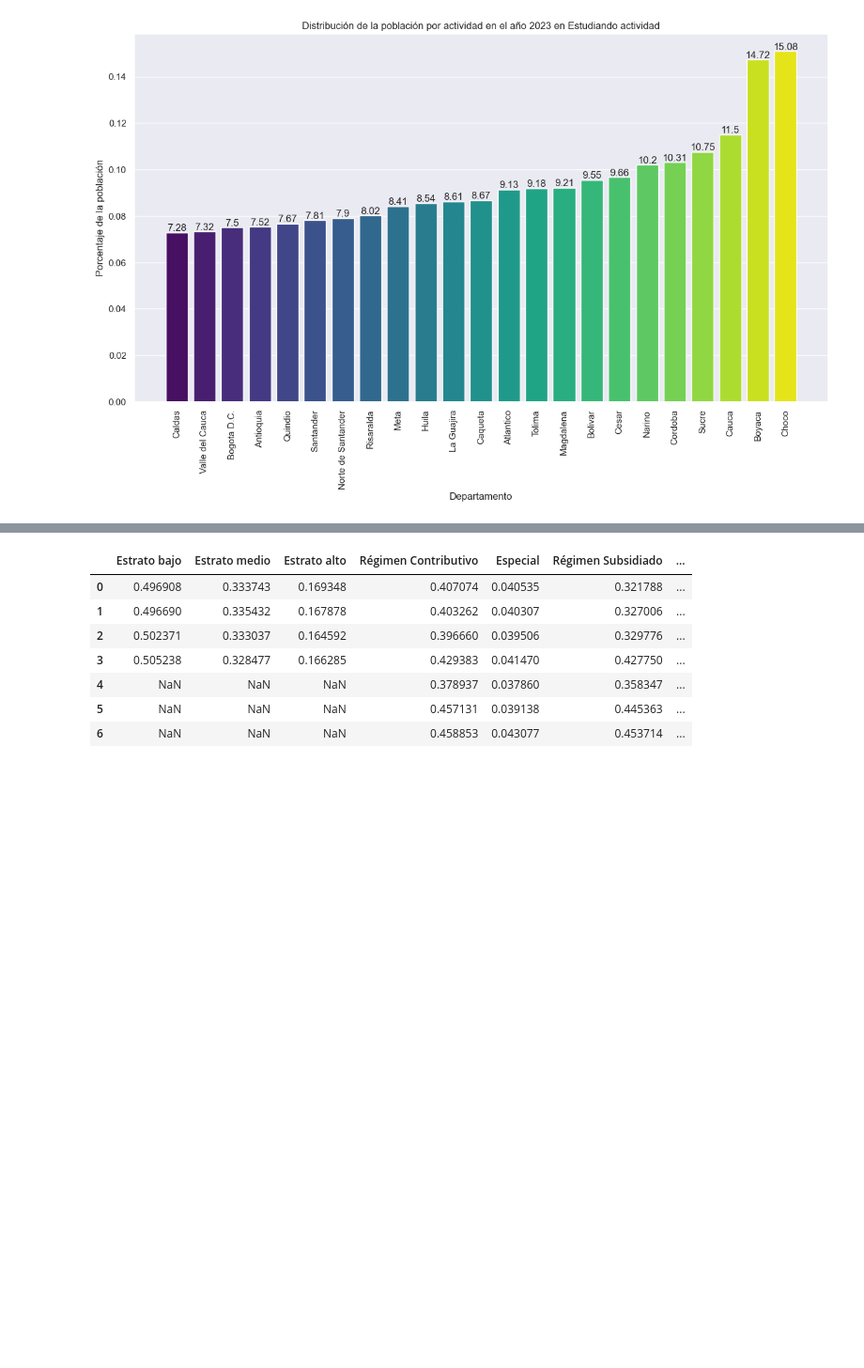
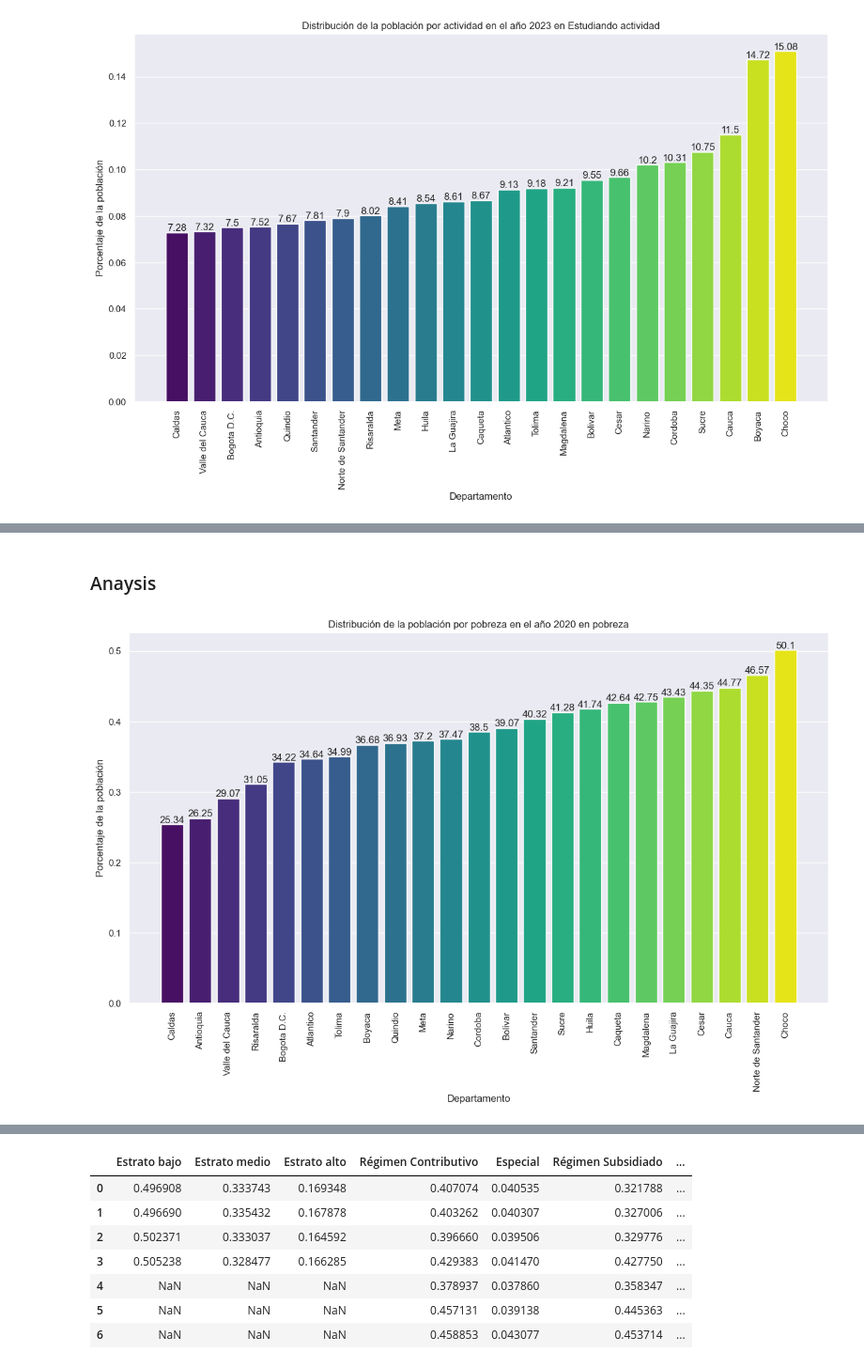
Before and after one commit to dalejandroabel/NASA-Space-Apps, a Jupyter notebook: notebooks/national.ipynb, the cells around one changed output, grey strips where cells are left out. Shown at 94% size. Drawn from its saved outputs; the diff is of its cells as text; code cells hidden in the pictures; blank space fills up the shorter version.

Commit message:
Colombia socioeconomic dataset

```diff
--- a/notebooks/national.ipynb
+++ b/notebooks/national.ipynb
@@ -536,3 +529,8 @@ def replace_dataset_home(df):
+# %%
+def replace_dataset_home(df):
+    df['vivienda'] = df['vivienda'].replace({'1': 'Propia, totalmente pagada', '2': 'Propia, la están pagando', '3': 'En arriendo o subarriendo', '4': 'En usufructo', '5': 'Ocupante', '6': 'Otra'})
+    df['vivienda'] = df['vivienda'].replace({1.0: 'Propia, totalmente pagada', 2.0: 'Propia, la están pagando', 3.0: 'En arriendo o subarriendo', 4.0: 'En usufructo', 5.0: 'Ocupante', 6.0: 'Otra'})
+    return df
 # %%
 dfs = [df_hog16, df_hog17, df_hog18, df_hog19, df_hog20, df_hog21, df_hog22]
 years = list(range(2016,2023))
@@ -542,0 +547,2 @@ ValueError: could not convert string to float: ' '
+# %%
+df_hog = replace_dataset_home(df_hog)
@@ -542,0 +565,6 @@ ValueError: could not convert string to float: ' '
+# %%
+def give_home(df, **kwargs):
+    for key, value in kwargs.items():
+        if value is not None:
+            df = df[df[key] == value]
+    return df
@@ -542,0 +587,2 @@ ValueError: could not convert string to float: ' '
+# %% [markdown]
+### Anaysis
@@ -542,0 +597,32 @@ ValueError: could not convert string to float: ' '
+# %%
+# Prepare the graph of the poverty distribution
+
+def plot_poverty_distribution(df, year, give_home):
+
+    df_year = give_home(df, año = year)
+
+    p_year = df_year[df_year['pobre'] == 1].groupby('depto').size() / df_year.groupby('depto').size()
+
+    # The data in ascending order
+    p_year = p_year.sort_values()
+
+    plt.figure(figsize=(15, 8))
+
+    # Graph of the poor population with seaborn
+    sns.barplot(x = p_year.index, y = p_year)
+
+    # Add the value of the percentage over the bars
+    for i in range(len(p_year)):
+        plt.text(i, p_year[i], round(p_year[i]*100, 2), ha = 'center', va = 'bottom')
+
+    plt.title('Distribución de la población por pobreza en el año ' + str(year) + ' en pobreza')
+    plt.xticks(rotation=90)
+    plt.xlabel('Departamento')
+    plt.ylabel('Porcentaje de la población')
+    # Vary the color in the bars
+    plt.bar(p_year.index, p_year, color = sns.color_palette('viridis', len(p_year)))
+    plt.show()
+# %%
+plot_poverty_distribution(df_hog, 2020, give_home)
+# %% [output]
+[figure, added]
```
Also changed, not shown: parts of 11 cells of this notebook, 3 other files.
